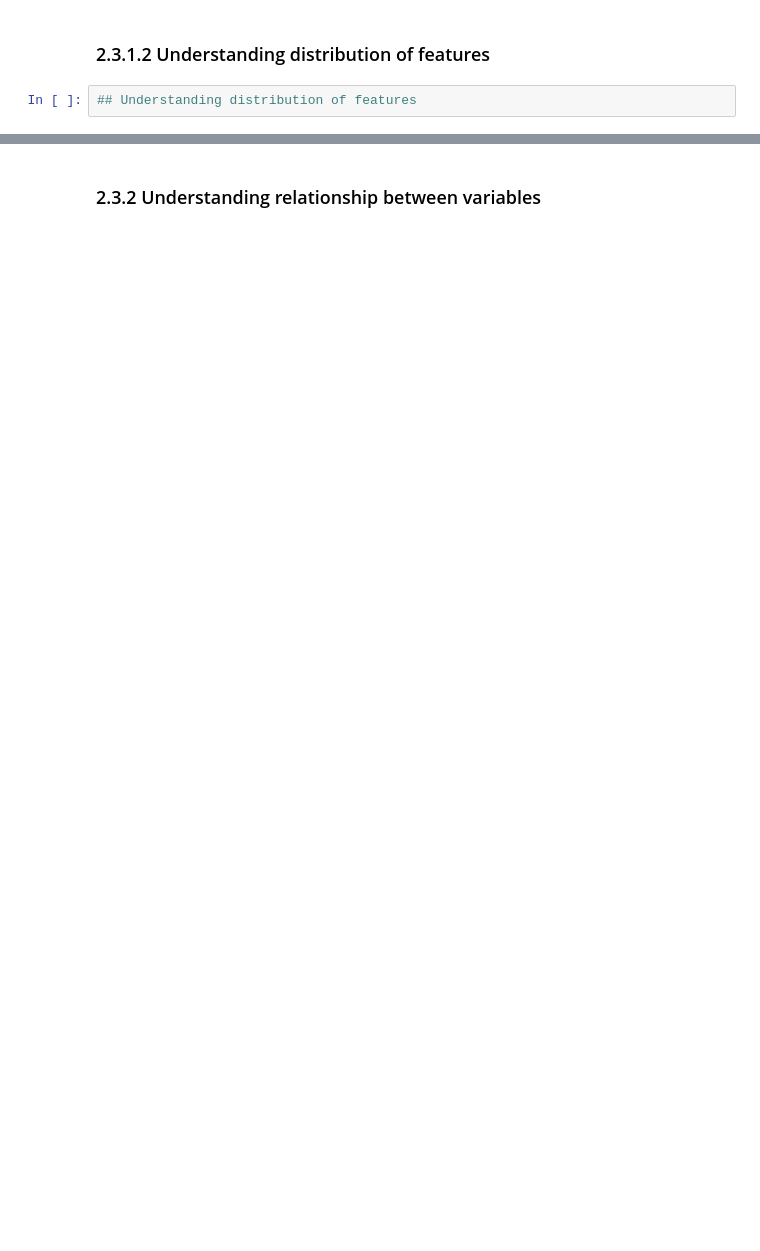
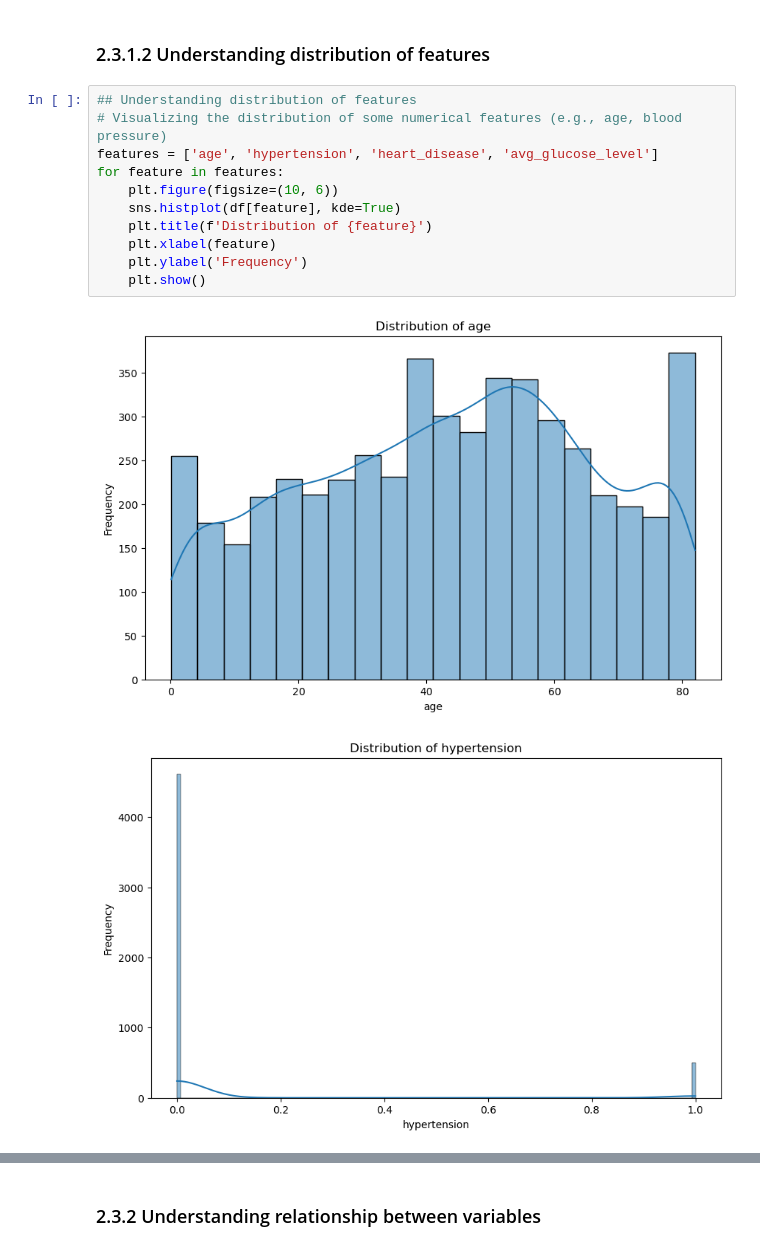
Before and after one commit to Ben-po/MLDP-Project, a Jupyter notebook: Stroke_prediction.ipynb, the cells around one changed output, grey strips where cells are left out. Saved outputs shown, nothing was run; the diff lists cells and outputs as text; blank space fills up the shorter version.

```diff
--- a/Stroke_prediction.ipynb
+++ b/Stroke_prediction.ipynb
@@ -127,3 +136,15 @@ col_y = 'stroke'
 ### 2.3.1.2 Understanding distribution of features
 # %%
 ## Understanding distribution of features
+# Visualizing the distribution of some numerical features (e.g., age, blood pressure)
+features = ['age', 'hypertension', 'heart_disease', 'avg_glucose_level']
+for feature in features:
+    plt.figure(figsize=(10, 6))
+    sns.histplot(df[feature], kde=True)
+    plt.title(f'Distribution of {feature}')
+    plt.xlabel(feature)
+    plt.ylabel('Frequency')
+    plt.show()
+# %% [output]
+[figure, added]
+[figure, added]
```
Also changed, not shown: parts of 4 cells of this notebook.
